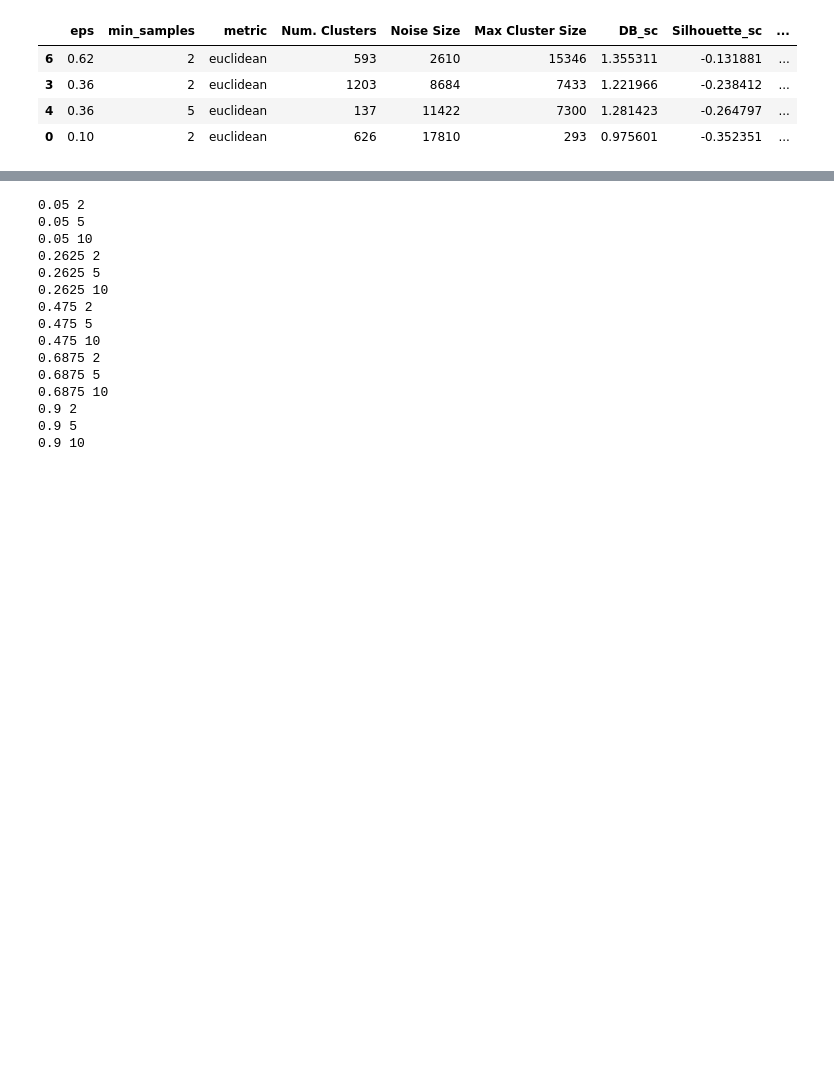
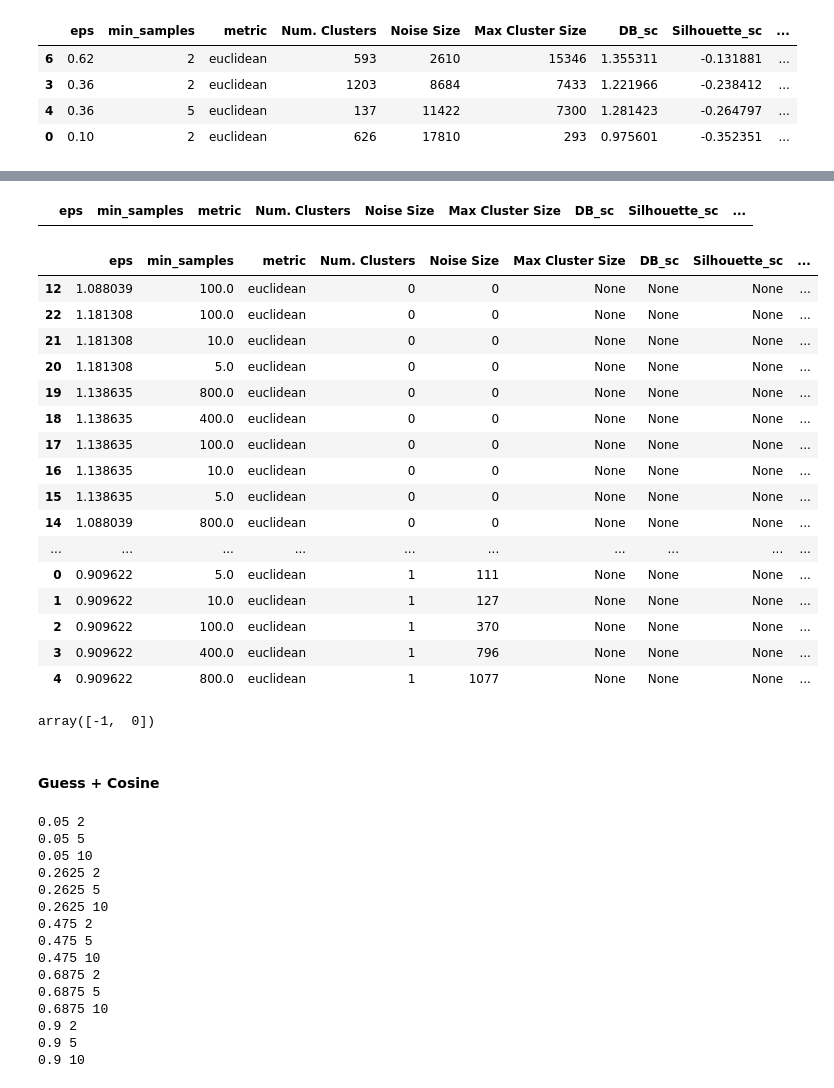
Before and after one commit to dptrsa-300/pss, a Jupyter notebook: Models.ipynb, the cells around one changed output, grey strips where cells are left out. Drawn from its saved outputs; the diff is of its cells as text; code cells hidden in the pictures; blank space fills up the shorter version.

```diff
--- a/Models.ipynb
+++ b/Models.ipynb
@@ -997,0 +926,5 @@ Elbow Y: 0.8448654220327962
+# %%
+input_est_deepfold = pd.DataFrame(data=[n_neighbors, eps_vals],
+                                  ).transpose()
+input_est_deepfold.columns=["n_neighbors", "eps"]
+input_est_deepfold
@@ -1040,0 +1096,8 @@ Try again with cosine distance.
+# %%
+range_eps         = input_est_deepfold.eps
+range_min_samples = input_est_deepfold.n_neighbors
+
+a1_gridsearch = ev.dbscan_gridsearch(X_deepfold_ep,
+                                     range_eps,
+                                     range_min_samples,
+                                     metric='euclidean')
@@ -1040,0 +1122,27 @@ Try again with cosine distance.
+# %%
+a1_gridsearch[
+    (a1_gridsearch["Noise Size"] > 0)
+    & (a1_gridsearch["Num. Clusters"] > 10)
+]
+# %% [output]
+|  | eps | min_samples | metric | Num. Clusters | Noise Size | Max Cluster Size | DB_sc | Silhouette_sc | ... |
+# %%
+a1_gridsearch
+# %% [output]
+|  | eps | min_samples | metric | Num. Clusters | Noise Size | Max Cluster Size | DB_sc | Silhouette_sc | ... |
+| 12 | 1.088039 | 100.0 | euclidean | 0 | 0 | None | None | None | ... |
+| 22 | 1.181308 | 100.0 | euclidean | 0 | 0 | None | None | None | ... |
+| 21 | 1.181308 | 10.0 | euclidean | 0 | 0 | None | None | None | ... |
+| 20 | 1.181308 | 5.0 | euclidean | 0 | 0 | None | None | None | ... |
+| 19 | 1.138635 | 800.0 | euclidean | 0 | 0 | None | None | None | ... |
+| 18 | 1.138635 | 400.0 | euclidean | 0 | 0 | None | None | None | ... |
+| 17 | 1.138635 | 100.0 | euclidean | 0 | 0 | None | None | None | ... |
+| 16 | 1.138635 | 10.0 | euclidean | 0 | 0 | None | None | None | ... |
+| 15 | 1.138635 | 5.0 | euclidean | 0 | 0 | None | None | None | ... |
+| 14 | 1.088039 | 800.0 | euclidean | 0 | 0 | None | None | None | ... |
+| ... | ... | ... | ... | ... | ... | ... | ... | ... | ... |
+| 0 | 0.909622 | 5.0 | euclidean | 1 | 111 | None | None | None | ... |
+| 1 | 0.909622 | 10.0 | euclidean | 1 | 127 | None | None | None | ... |
+| 2 | 0.909622 | 100.0 | euclidean | 1 | 370 | None | None | None | ... |
+| 3 | 0.909622 | 400.0 | euclidean | 1 | 796 | None | None | None | ... |
+| 4 | 0.909622 | 800.0 | euclidean | 1 | 1077 | None | None | None | ... |
@@ -1041,3 +1153,9 @@ Try again with cosine distance.
+# %%
+np.unique(a1ep_model.labels_)
+# %% [output]
+array([-1,  0])
+# %% [markdown]
+#### Guess + Cosine
 # %%
 # With cosine
 range_eps = np.linspace(start=0.05, stop=0.9, num=5)
```
Also changed, not shown: parts of 105 cells of this notebook, 1 other file.
